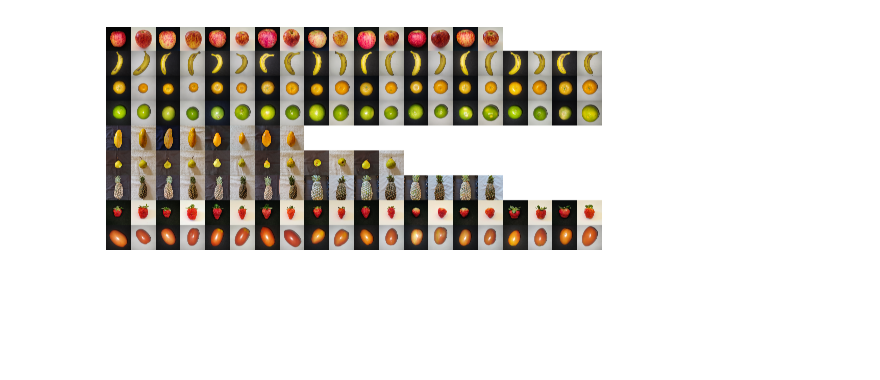
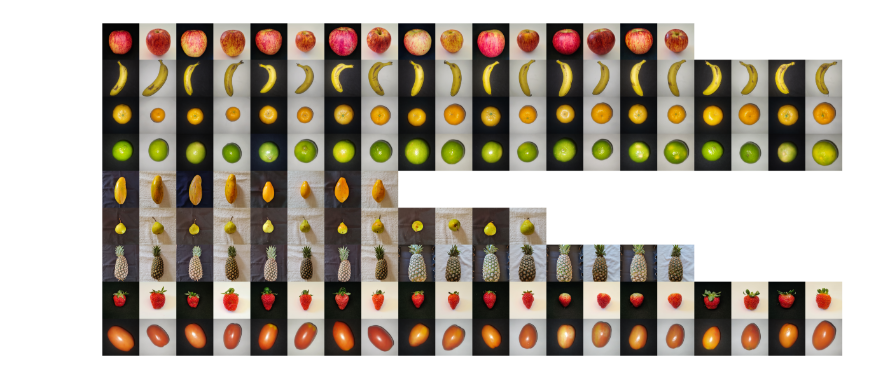
Before and after one commit to schmoellerIuri/FruitClassifier, a Jupyter notebook: FruitClassifier.ipynb, the cells around one changed output. Saved outputs shown, nothing was run; the diff lists cells and outputs as text; code cells hidden in the pictures; blank space fills up the shorter version.

```diff
--- a/FruitClassifier.ipynb
+++ b/FruitClassifier.ipynb
@@ -17,7 +17,7 @@ Number_of_images = 20
 Current_number_of_images = 0
 image_list = []
 
-white_image = np.full((Image_height, Image_width, Image_channels), 255, dtype=np.uint8)
+White_image = np.full((Image_height, Image_width, Image_channels), 255, dtype=np.uint8)
 
 def download_and_extract(github_url, folder_name):
     # Cria o diretório se não existir
@@ -66,31 +66,32 @@ def process_fruit_images(folder_name, image_list):
 def create_montage(image_list):
     Montage = montage(image_list, grid_shape=(Number_of_classes, Number_of_images), channel_axis=-1)
     # Exiba a montagem
+    plt.figure(figsize=(15,30))
     plt.imshow(Montage)
     plt.axis('off')
     plt.show()
 
 # Lista de frutas e URLs correspondentes
 fruits_and_urls = [
     ("Apple", "https://github.com/schmoellerIuri/FruitClassifier/raw/master/Images/Apple.tar.gz"),
     ("Banana", "https://github.com/schmoellerIuri/FruitClassifier/raw/master/Images/Banana.tar.gz"),
     ("Clementine", "https://github.com/schmoellerIuri/FruitClassifier/raw/master/Images/Clementine.tar.gz"),
     ("Lemon", "https://github.com/schmoellerIuri/FruitClassifier/raw/master/Images/Lemon.tar.gz"),
     ("Papaya", "https://github.com/schmoellerIuri/FruitClassifier/raw/master/Images/Papaya.tar.gz"),
     ("Pear", "https://github.com/schmoellerIuri/FruitClassifier/raw/master/Images/Pear.tar.gz"),
     ("Pineapple", "https://github.com/schmoellerIuri/FruitClassifier/raw/master/Images/Pineapple.tar.gz"),
     ("Strawberry", "https://github.com/schmoellerIuri/FruitClassifier/raw/master/Images/Strawberry.tar.gz"),
     ("Tomato", "https://github.com/schmoellerIuri/FruitClassifier/raw/master/Images/Tomato.tar.gz"),
 ]
 
 Number_of_classes= len(fruits_and_urls)
 
 # Processa cada fruta
 for fruit, url in fruits_and_urls:
     download_and_extract(url, fruit)
     process_fruit_images(fruit, image_list)
 
 # Cria um único montage com todas as frutas
 create_montage(image_list)
 # %% [output]
-[figure, old version]
+[figure, new version]
```
